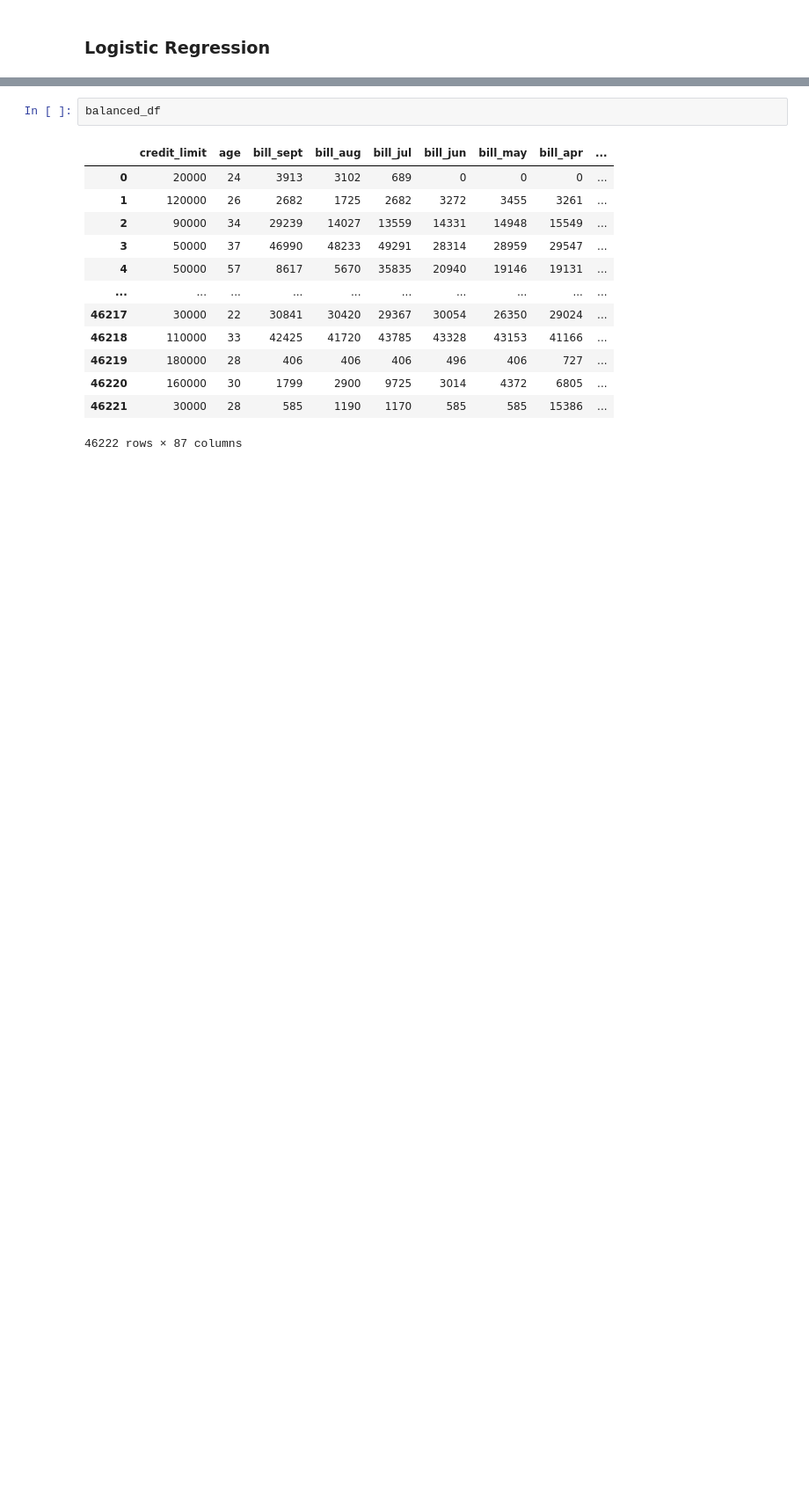
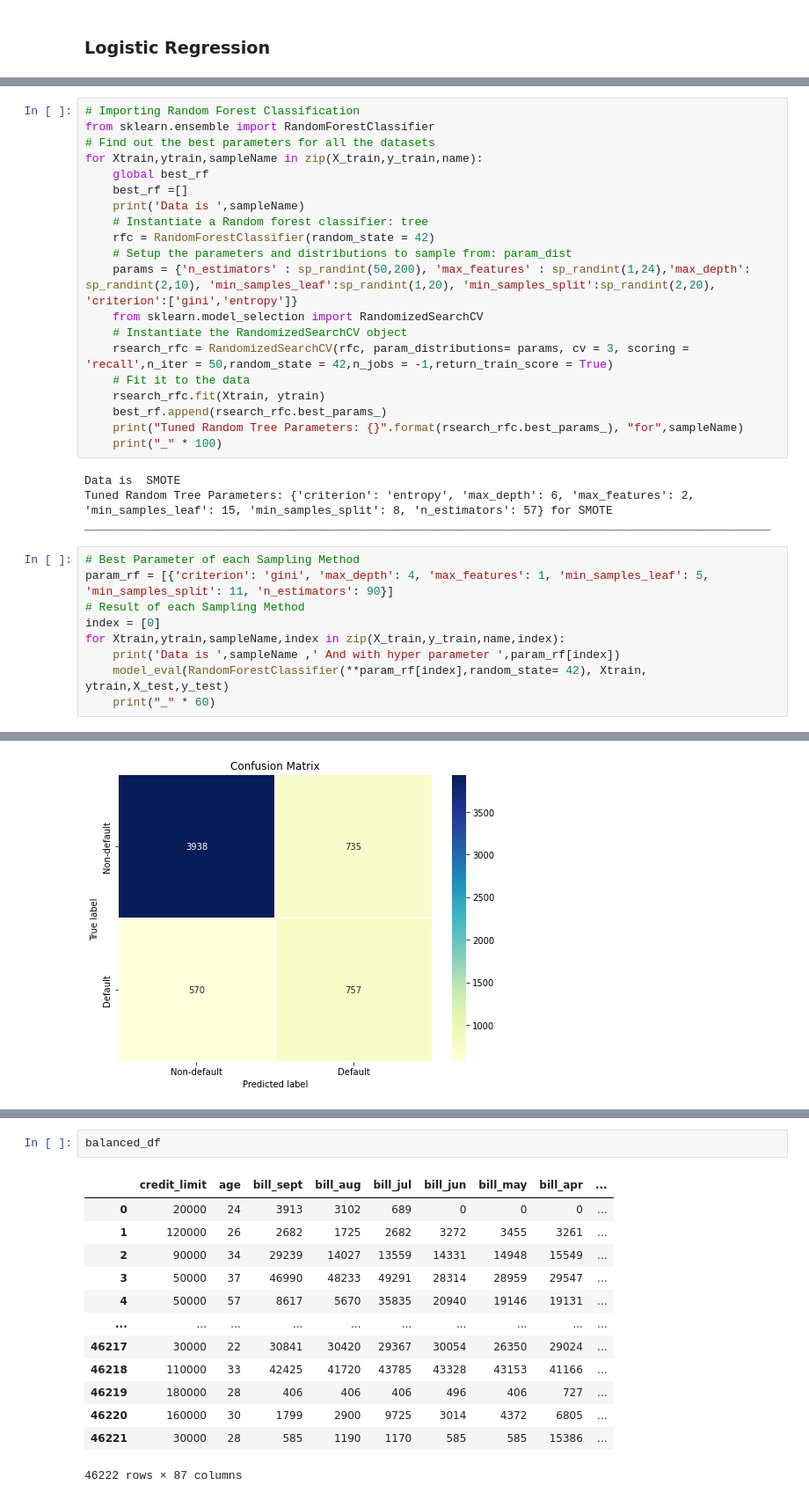
Before and after one commit to krishna9734/Credit-Card-Default-Prediction, a Jupyter notebook: Copy_of_Credit_Card_Default_Prediction_Capstone_Project.ipynb, the cells around one changed output, grey strips where cells are left out. Shown at 88% size. Saved outputs shown, nothing was run; the diff lists cells and outputs as text; blank space fills up the shorter version.

```diff
--- a/Copy_of_Credit_Card_Default_Prediction_Capstone_Project.ipynb
+++ b/Copy_of_Credit_Card_Default_Prediction_Capstone_Project.ipynb
@@ -685,0 +735,34 @@ def model_eval(algo, Xtrain,ytrain,Xtest,ytest):
+# %%
+# Importing Random Forest Classification
+from sklearn.ensemble import RandomForestClassifier
+# Find out the best parameters for all the datasets
+for Xtrain,ytrain,sampleName in zip(X_train,y_train,name):
+    global best_rf
+    best_rf =[]
+    print('Data is ',sampleName)
+    # Instantiate a Random forest classifier: tree
+    rfc = RandomForestClassifier(random_state = 42)
+    # Setup the parameters and distributions to sample from: param_dist
+    params = {'n_estimators' : sp_randint(50,200), 'max_features' : sp_randint(1,24),'max_depth': sp_randint(2,10), 'min_samples_leaf':sp_randint(1,20), 'min_samples_split':sp_randint(2,20), 'criterion':['gini','entropy']}
+    from sklearn.model_selection import RandomizedSearchCV
+    # Instantiate the RandomizedSearchCV object
+    rsearch_rfc = RandomizedSearchCV(rfc, param_distributions= params, cv = 3, scoring = 'recall',n_iter = 50,random_state = 42,n_jobs = -1,return_train_score = True)
+    # Fit it to the data
+    rsearch_rfc.fit(Xtrain, ytrain)
+    best_rf.append(rsearch_rfc.best_params_)
+    print("Tuned Random Tree Parameters: {}".format(rsearch_rfc.best_params_), "for",sampleName)
+    print("_" * 100)
+# %% [output]
+Data is  SMOTE
+Tuned Random Tree Parameters: {'criterion': 'entropy', 'max_depth': 6, 'max_features': 2, 'min_samples_leaf': 15, 'min_samples_split': 8, 'n_estimators': 57} for SMOTE
+____________________________________________________________________________________________________
+# %%
+# Best Parameter of each Sampling Method
+param_rf = [{'criterion': 'gini', 'max_depth': 4, 'max_features': 1, 'min_samples_leaf': 5, 'min_samples_split': 11, 'n_estimators': 90}]
+# Result of each Sampling Method
+index = [0]
+for Xtrain,ytrain,sampleName,index in zip(X_train,y_train,name,index):
+    print('Data is ',sampleName ,' And with hyper parameter ',param_rf[index])
+    model_eval(RandomForestClassifier(**param_rf[index],random_state= 42), Xtrain, ytrain,X_test,y_test)
+    print("_" * 60)
+# %% [output]
@@ -685,0 +788 @@ def model_eval(algo, Xtrain,ytrain,Xtest,ytest):
+[figure, added]
```
Also changed, not shown: parts of 52 cells of this notebook.
